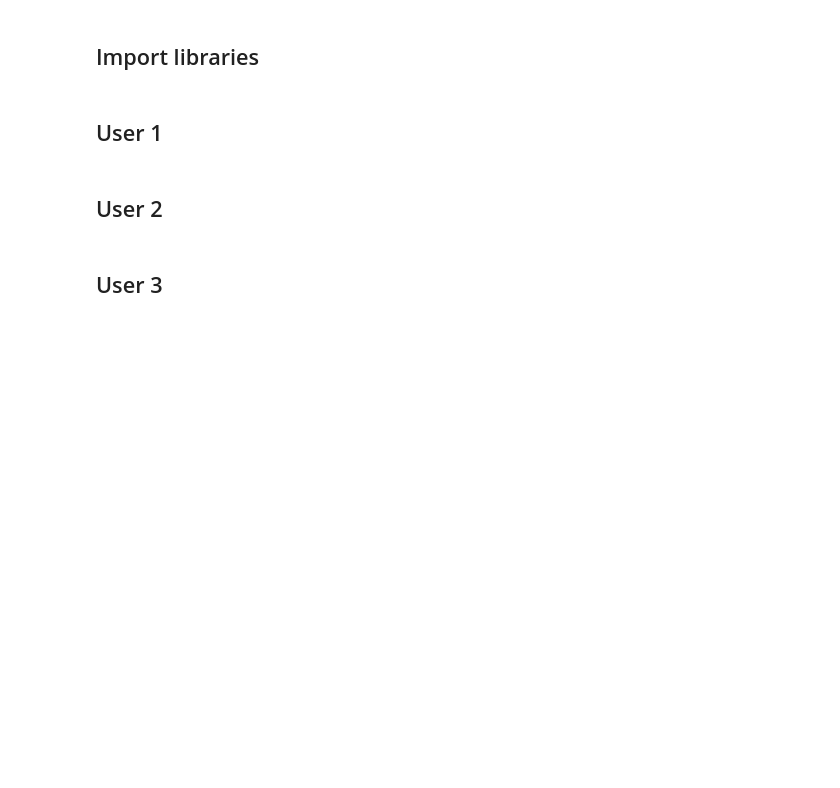
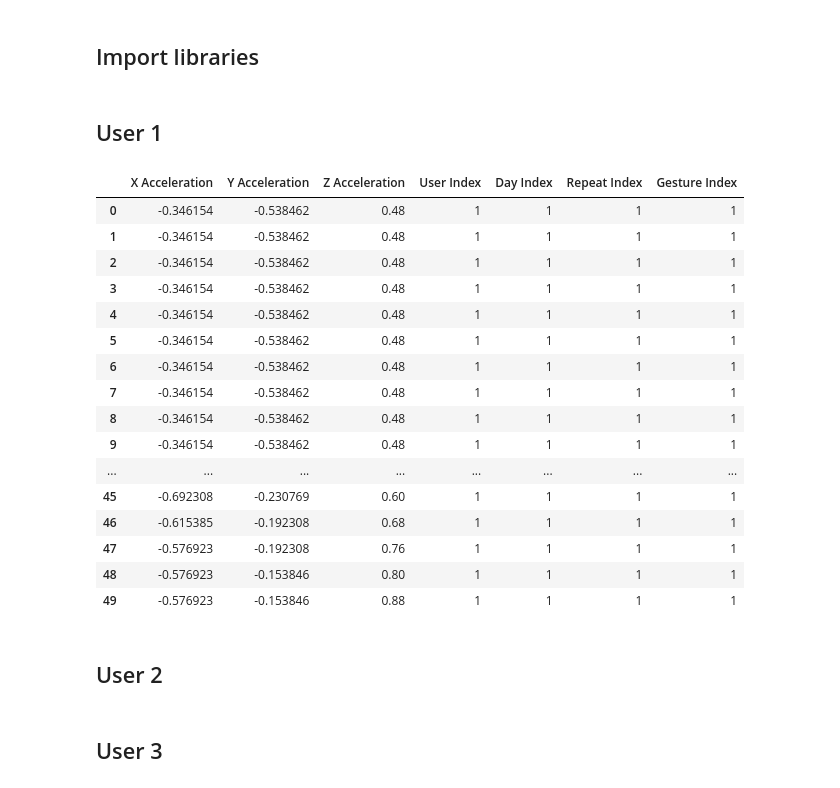
Before and after one commit to judussoari/Celonis_Challenge, a Jupyter notebook: Gesture Classification.ipynb, the cells around one changed output. Saved outputs shown, nothing was run; the diff lists cells and outputs as text; code cells hidden in the pictures; blank space fills up the shorter version.

```diff
--- a/Gesture Classification.ipynb
+++ b/Gesture Classification.ipynb
@@ -35,6 +35,26 @@ for i in range(1,dayindex+1):
 
             #after every iteration, concatenate the DataFrame from new file to previously concatenated df
             u1 = pd.concat([u1,df],ignore_index=True)
+# %%
+u1.head(50)
+# %% [output]
+|  | X Acceleration | Y Acceleration | Z Acceleration | User Index | Day Index | Repeat Index | Gesture Index |
+| 0 | -0.346154 | -0.538462 | 0.48 | 1 | 1 | 1 | 1 |
+| 1 | -0.346154 | -0.538462 | 0.48 | 1 | 1 | 1 | 1 |
+| 2 | -0.346154 | -0.538462 | 0.48 | 1 | 1 | 1 | 1 |
+| 3 | -0.346154 | -0.538462 | 0.48 | 1 | 1 | 1 | 1 |
+| 4 | -0.346154 | -0.538462 | 0.48 | 1 | 1 | 1 | 1 |
+| 5 | -0.346154 | -0.538462 | 0.48 | 1 | 1 | 1 | 1 |
+| 6 | -0.346154 | -0.538462 | 0.48 | 1 | 1 | 1 | 1 |
+| 7 | -0.346154 | -0.538462 | 0.48 | 1 | 1 | 1 | 1 |
+| 8 | -0.346154 | -0.538462 | 0.48 | 1 | 1 | 1 | 1 |
+| 9 | -0.346154 | -0.538462 | 0.48 | 1 | 1 | 1 | 1 |
+| ... | ... | ... | ... | ... | ... | ... | ... |
+| 45 | -0.692308 | -0.230769 | 0.60 | 1 | 1 | 1 | 1 |
+| 46 | -0.615385 | -0.192308 | 0.68 | 1 | 1 | 1 | 1 |
+| 47 | -0.576923 | -0.192308 | 0.76 | 1 | 1 | 1 | 1 |
+| 48 | -0.576923 | -0.153846 | 0.80 | 1 | 1 | 1 | 1 |
+| 49 | -0.576923 | -0.153846 | 0.88 | 1 | 1 | 1 | 1 |
 # %% [markdown]
 ## User 2
 # %%
```
Also changed, not shown: 3 other files.
